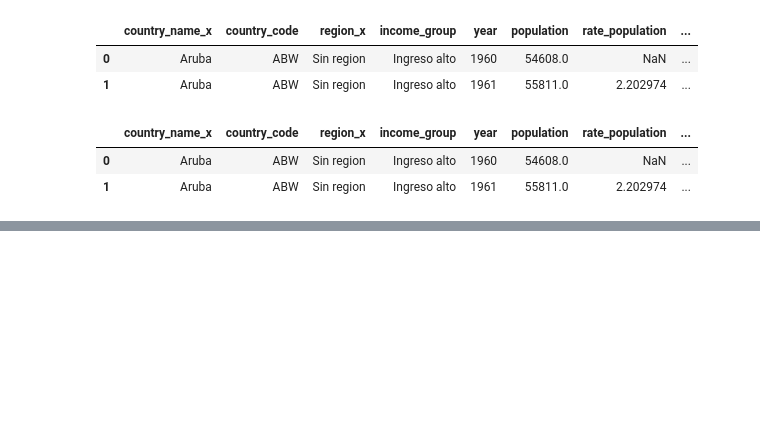
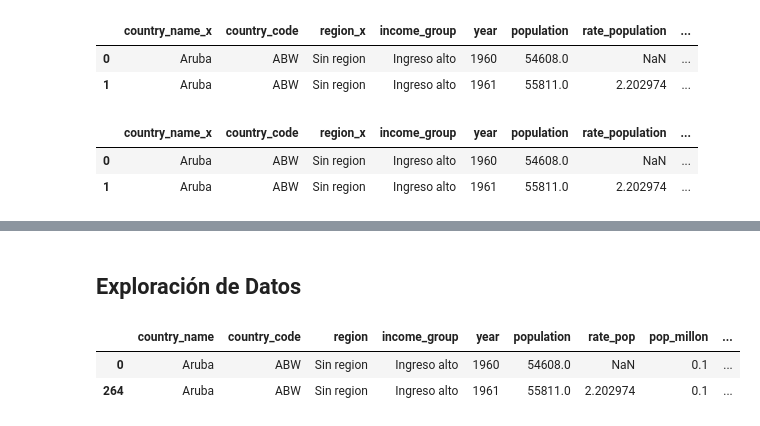
Before and after one commit to vasoto22/pythonetl, a Jupyter notebook: src/etl/transformacion.ipynb, the cells around one changed output, grey strips where cells are left out. Drawn from its saved outputs; the diff is of its cells as text; code cells hidden in the pictures; blank space fills up the shorter version.

```diff
--- a/src/etl/transformacion.ipynb
+++ b/src/etl/transformacion.ipynb
@@ -368,0 +382,8 @@ df_world_country_pop.head(2)
+# %% [markdown]
+## Exploración de Datos
+# %%
+df_world_population.head(2)
+# %% [output]
+|  | country_name | country_code | region | income_group | year | population | rate_pop | pop_millon | ... |
+| 0 | Aruba | ABW | Sin region | Ingreso alto | 1960 | 54608.0 | NaN | 0.1 | ... |
+| 264 | Aruba | ABW | Sin region | Ingreso alto | 1961 | 55811.0 | 2.202974 | 0.1 | ... |
```
Also changed, not shown: parts of 10 cells of this notebook, 2 other files.
